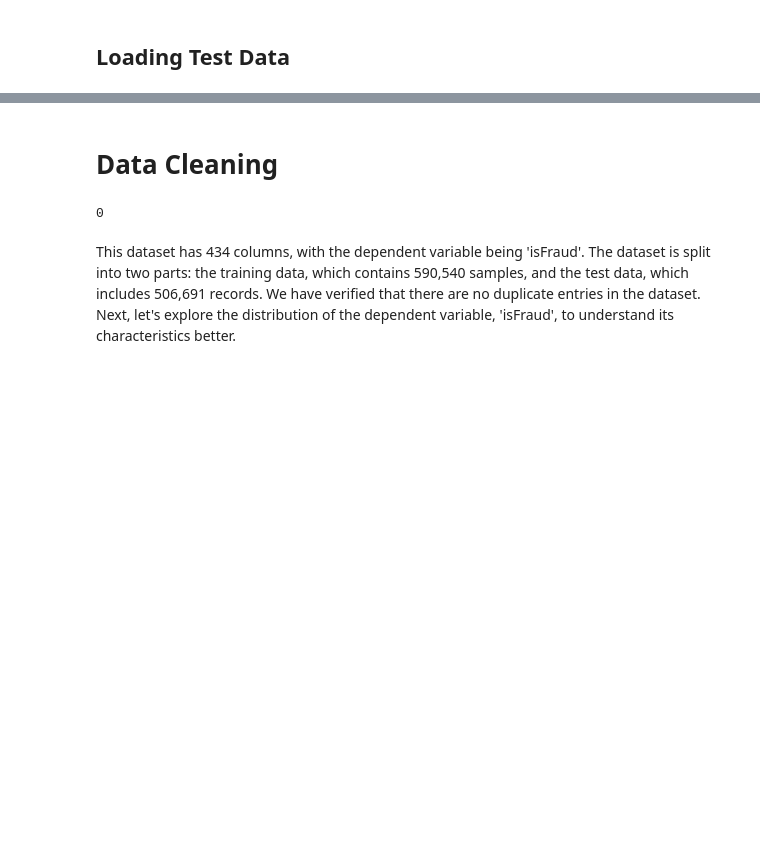
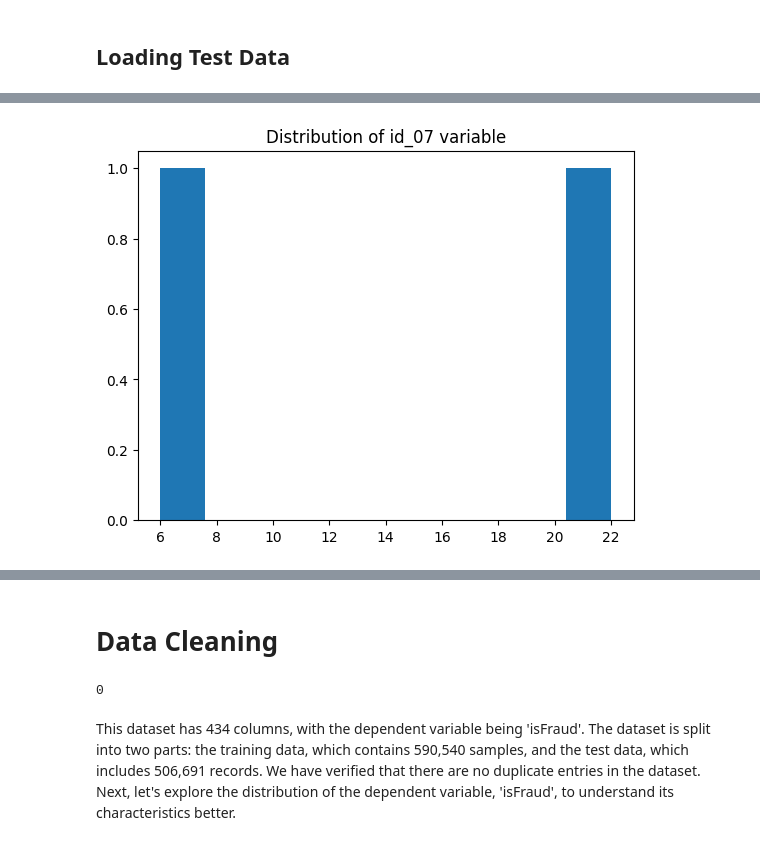
Before and after one commit to SimoCs/Enhanced-Fraud-Detection-Data-Analysis, a Jupyter notebook: Enhanced_Fraud_Detection_Data_Analysis.ipynb, the cells around one changed output, grey strips where cells are left out. Drawn from its saved outputs; the diff is of its cells as text; code cells hidden in the pictures; blank space fills up the shorter version.

```diff
--- a/Enhanced_Fraud_Detection_Data_Analysis.ipynb
+++ b/Enhanced_Fraud_Detection_Data_Analysis.ipynb
@@ -82,0 +90,5 @@ del test_transaction, test_identity
+# %%
+plt.hist(train_df['id_07']);
+plt.title('Distribution of id_07 variable');
+# %% [output]
+[figure, added]
```
Also changed, not shown: parts of 35 cells of this notebook.
